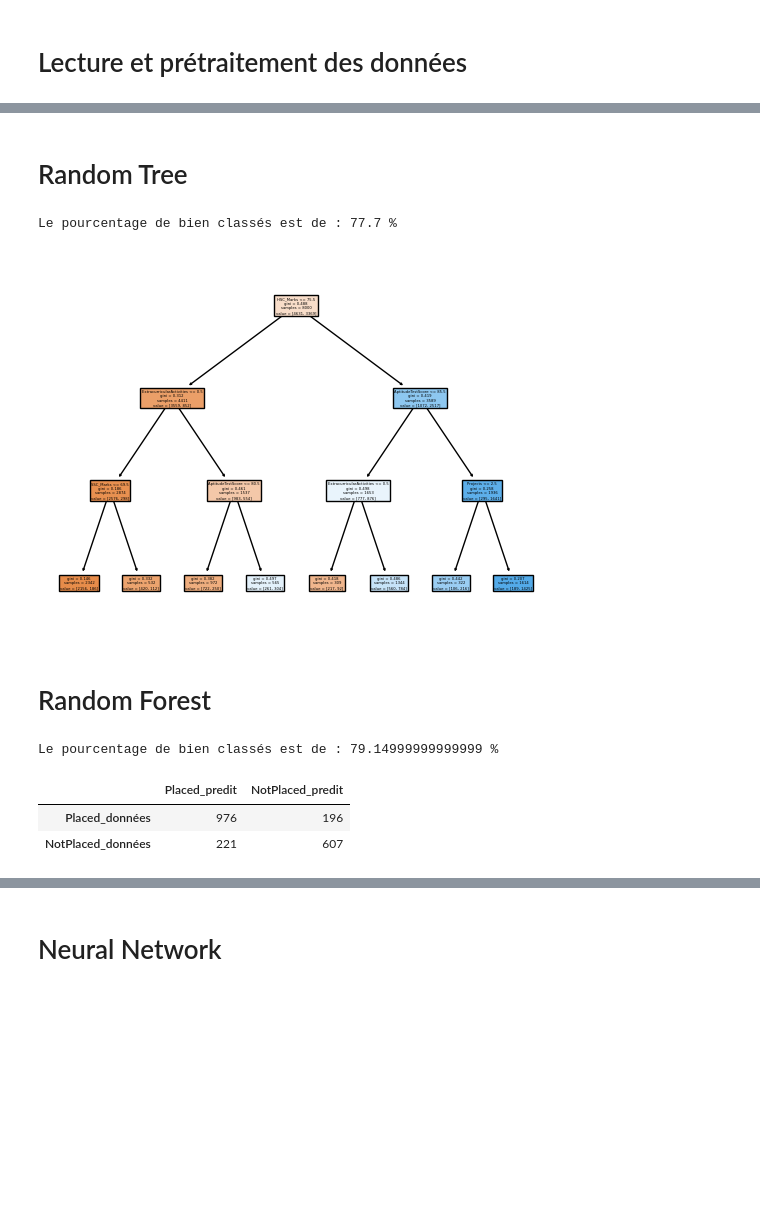
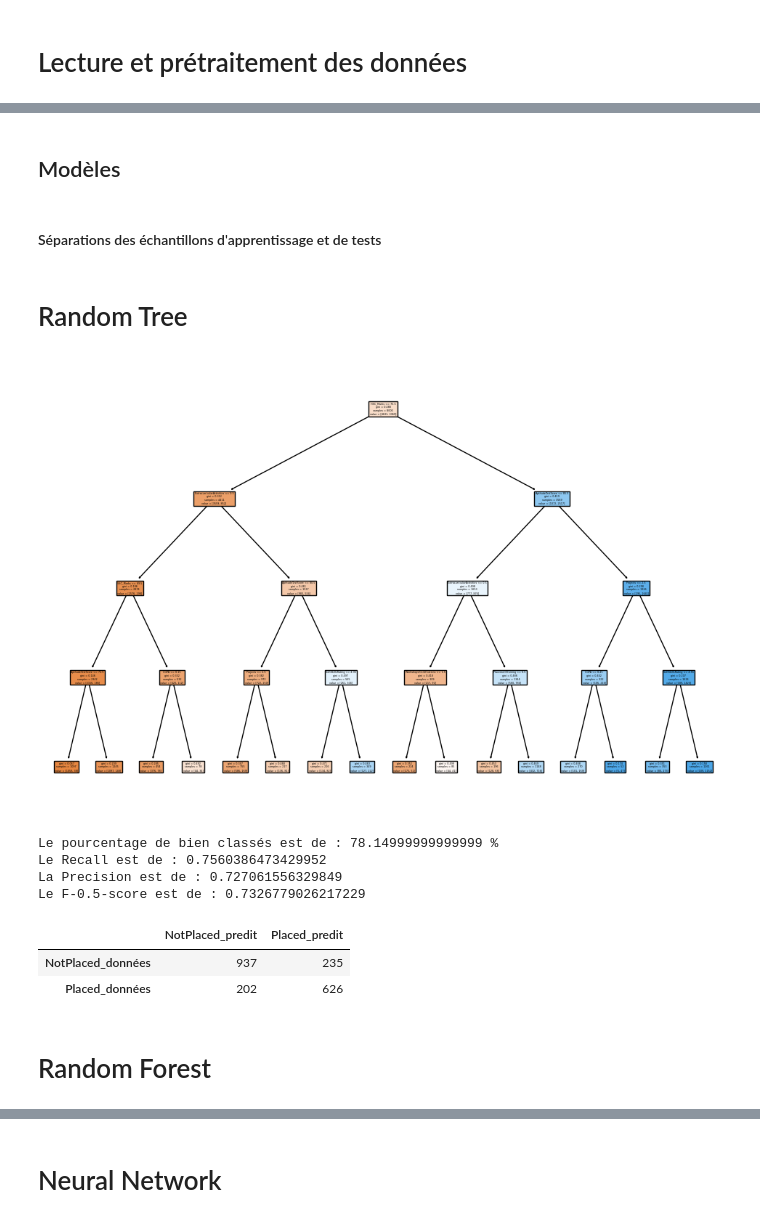
Before and after one commit to OUEDRAOGO-ANGELO/Mini-projet-2-Placement, a Jupyter notebook: Placement.ipynb, the cells around one changed output, grey strips where cells are left out. Saved outputs shown, nothing was run; the diff lists cells and outputs as text; code cells hidden in the pictures; blank space fills up the shorter version.

```diff
--- a/Placement.ipynb
+++ b/Placement.ipynb
@@ -42,33 +52,39 @@ memory usage: 937.6+ KB
+# %% [markdown]
+## Modèles
+# %% [markdown]
+#### Séparations des échantillons d'apprentissage et de tests
 # %%
 y = data["PlacementStatus"]
 X = data.drop("PlacementStatus", axis=1)
 x_train, x_test, y_train, y_test  = train_test_split(X, y, test_size=0.2, random_state=42)
 # %% [markdown]
 # Random Tree
-# %%
-
-Tree = DecisionTreeClassifier(max_depth=3)
-Tree.fit(x_train, y_train)
-columns = X.columns
-plot_tree(Tree, feature_names= columns, filled=True);
-print(f"Le pourcentage de bien classés est de : {accuracy_score(y_test, Tree.predict(x_test))*100} %")
-# %% [output]
-Le pourcentage de bien classés est de : 77.7 %
-[figure, removed]
+# %%
+tree = DecisionTreeClassifier(max_depth=4)
+tree.fit(x_train, y_train)
+columns = X.columns
+
+# Affichage de l'arbre de décision
+plt.figure(figsize=(12,8))
+plot_tree(tree, feature_names= X.columns, filled=True)
+plt.show()
+
+#Evaluation du modèle
+print(f"Le pourcentage de bien classés est de : {accuracy_score(y_test, tree.predict(x_test))*100} %")
+print(f"Le Recall est de : {recall_score(y_test, tree.predict(x_test), pos_label='Placed')}")
+print(f"La Precision est de : {precision_score(y_test, tree.predict(x_test), pos_label='Placed')}")
+print(f"Le F-0.5-score est de : {fbeta_score(y_test, tree.predict(x_test), beta=0.5, pos_label='Placed')}")
+pd.DataFrame(confusion_matrix(y_test, tree.predict(x_test)),
+             index = ["NotPlaced_données", "Placed_données"],
+             columns = ["NotPlaced_predit", "Placed_predit"])
+# %% [output]
+[figure, added]
+Le pourcentage de bien classés est de : 78.14999999999999 %
+Le Recall est de : 0.7560386473429952
+La Precision est de : 0.727061556329849
+Le F-0.5-score est de : 0.7326779026217229
+|  | NotPlaced_predit | Placed_predit |
+| NotPlaced_données | 937 | 235 |
+| Placed_données | 202 | 626 |
 # %% [markdown]
 # Random Forest
-# %%
-model_rf = RandomForestClassifier()
-model_rf.fit(x_train, y_train)
-from sklearn.metrics import accuracy_score, confusion_matrix
-print(f"Le pourcentage de bien classés est de : {accuracy_score(y_test, model_rf.predict(x_test))*100} %")
-# %% [output]
-Le pourcentage de bien classés est de : 79.14999999999999 %
-# %%
-pd.DataFrame(confusion_matrix(y_test, model_rf.predict(x_test)),
-             index = ["Placed_données", "NotPlaced_données"],
-             columns = ["Placed_predit", "NotPlaced_predit"])
-# %% [output]
-|  | Placed_predit | NotPlaced_predit |
-| Placed_données | 976 | 196 |
-| NotPlaced_données | 221 | 607 |
```
Also changed, not shown: parts of 13 cells of this notebook, 1 other file.
